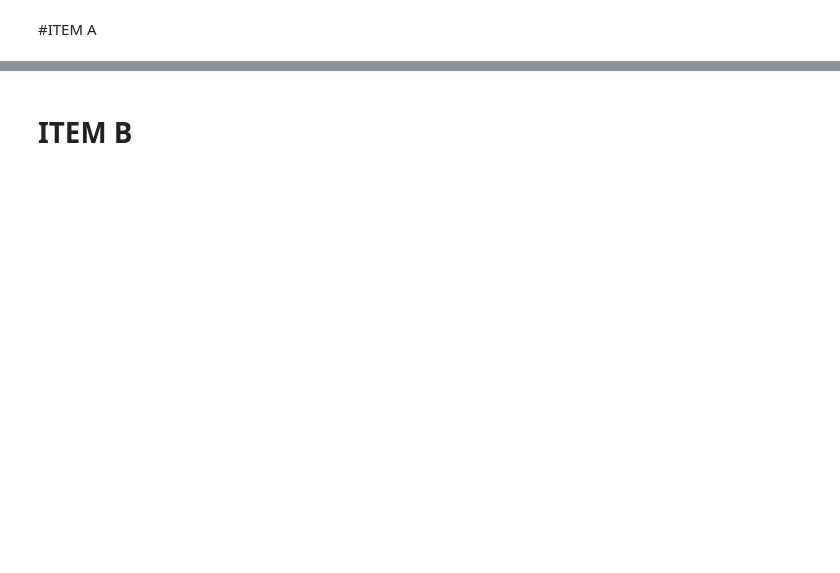
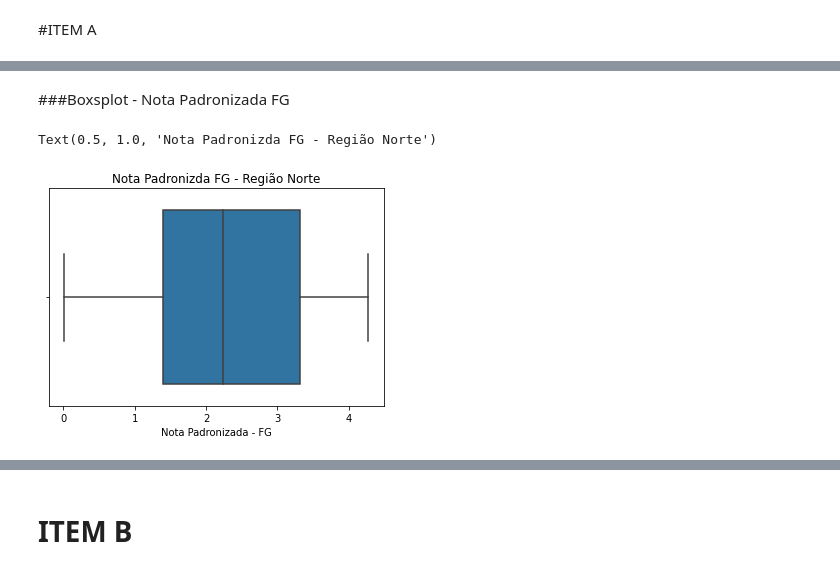
Before and after one commit to franklinperseuDS/TrabalhoModulo03, a Jupyter notebook: trabalhoEstatistica.ipynb, the cells around one changed output, grey strips where cells are left out. Cells and saved outputs as stored; diff of their text form; code cells hidden in the pictures; blank space fills up the shorter version.

```diff
--- a/trabalhoEstatistica.ipynb
+++ b/trabalhoEstatistica.ipynb
@@ -91,4 +105,4 @@ centroOeste = ['MS','MT','GO','DF']
 # %%
 dfMedicinaC['Regiao'] = np.nan
 # %%
-dfMedicinaC['Regiao'] = dfMedicinaC['Regiao'].astype(int)
+#dfMedicinaC['Regiao'] = dfMedicinaC['Regiao'].astype(int)
@@ -146,0 +208,7 @@ CO_REGIAO_CURSO
+# %% [markdown]
+###Boxsplot - Nota Padronizada FG
+# %%
+se.boxplot(dfMedicinaC.where(dfMedicinaC['Regiao'] == 1)['Nota Padronizada - FG']).set_title("Nota Padronizda FG - Região Norte")
+# %% [output]
+Text(0.5, 1.0, 'Nota Padronizda FG - Região Norte')
+[figure, added]
```
Also changed, not shown: parts of 76 cells of this notebook.
